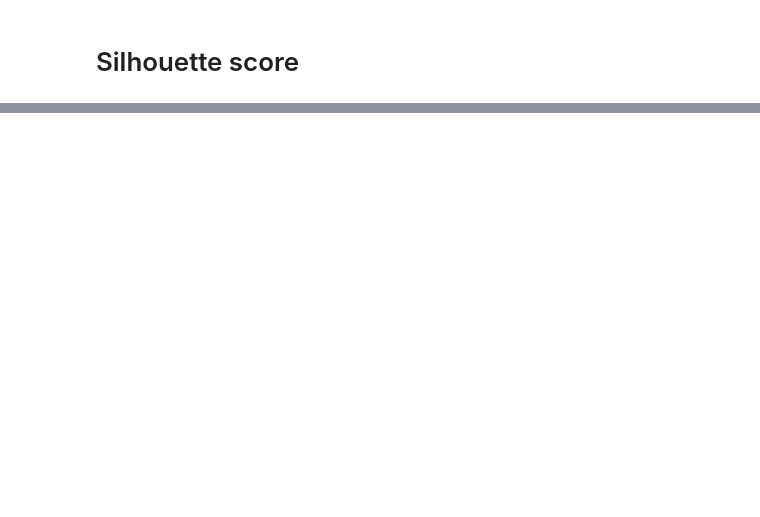
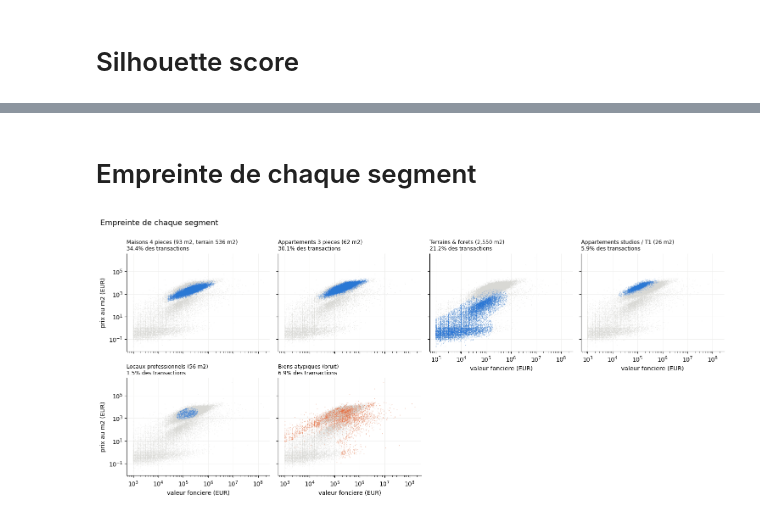
Before and after one commit to Cerisesss/Data-Visualisation-Projet, a Jupyter notebook: script_dbscan.ipynb, the cells around one changed output, grey strips where cells are left out. Saved outputs shown, nothing was run; the diff lists cells and outputs as text; code cells hidden in the pictures; blank space fills up the shorter version.

```diff
--- a/script_dbscan.ipynb
+++ b/script_dbscan.ipynb
@@ -271,0 +302,51 @@ Silhouette Coefficient (hors bruit): 0.67
+# %% [markdown]
+# Empreinte de chaque segment
+# %%
+rng_plot = np.random.default_rng(0)
+fond = df.iloc[rng_plot.choice(len(df), min(60_000, len(df)), replace=False)]
+
+ordre_seg = list(table.index) + [-1]
+noms_seg = list(table["segment"]) + ["Biens atypiques (bruit)"]
+
+ncol = 4
+nrow = int(np.ceil(len(ordre_seg) / ncol))
+fig, axes = plt.subplots(nrow, ncol, figsize=(15, 3.4 * nrow),
+                         sharex=True, sharey=True)
+
+for ax, c, nom in zip(axes.ravel(), ordre_seg, noms_seg):
+    ax.scatter(fond["valeur_fonciere"], fond["prix_m2"],
+               s=1, color="#d8d8d4", alpha=0.35, linewidths=0, rasterized=True)
+    sub = df[df["cluster_dbscan"] == c]
+    if len(sub) > 15_000:
+        sub = sub.iloc[rng_plot.choice(len(sub), 15_000, replace=False)]
+    couleur = "#eb6834" if c == -1 else "#2a78d6"
+    ax.scatter(sub["valeur_fonciere"], sub["prix_m2"],
+               s=1.5, color=couleur, alpha=0.35, linewidths=0, rasterized=True)
+    pct = 100 * (df["cluster_dbscan"] == c).sum() / len(df)
+    ax.set_title(f"{nom}\n{pct:.1f}% des transactions", fontsize=9, loc="left")
+    ax.set_xscale("log")
+    ax.set_yscale("log")
+    ax.grid(color="#eeeeec", lw=0.6)
+    ax.set_axisbelow(True)
+    for s in ("top", "right"):
+        ax.spines[s].set_visible(False)
+
+for ax in axes.ravel()[len(ordre_seg):]:
+    ax.set_visible(False)
+
+for col in range(ncol):
+    visibles = [r for r in range(nrow) if axes[r, col].get_visible()]
+    if not visibles:
+        continue
+    bas = axes[visibles[-1], col]
+    bas.tick_params(labelbottom=True)
+    bas.set_xlabel("valeur fonciere (EUR)")
+for ax in axes[:, 0]:
+    ax.set_ylabel("prix au m2 (EUR)")
+
+fig.suptitle(f"Empreinte de chaque segment",
+             fontsize=13, x=0.01, ha="left")
+plt.tight_layout(rect=[0, 0, 1, 0.98])
+plt.show()
+# %% [output]
+[figure, added]
```
Also changed, not shown: parts of 20 cells of this notebook.
